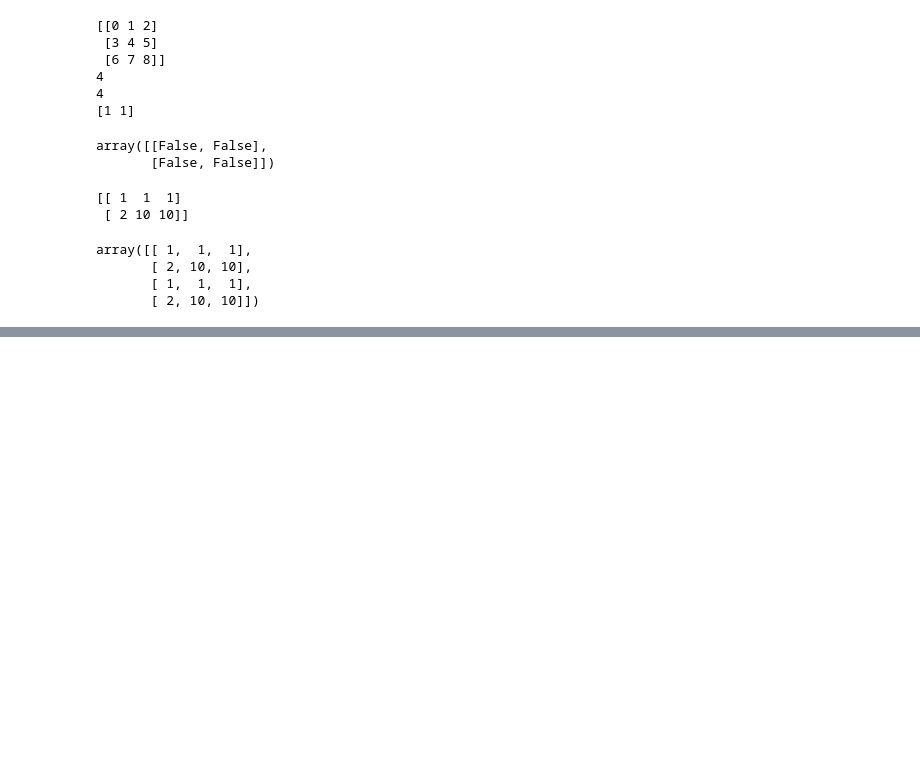
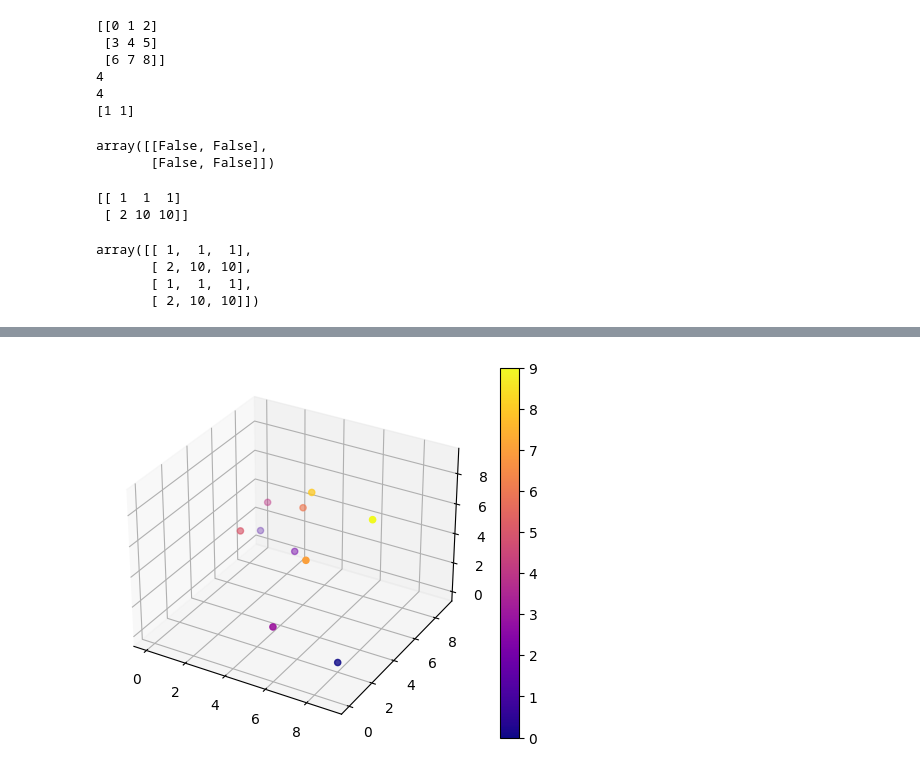
Before and after one commit to BaronLingestrom/Deposition_simulation, a Jupyter notebook: base.ipynb, the cells around one changed output, grey strips where cells are left out. Drawn from its saved outputs; the diff is of its cells as text; code cells hidden in the pictures; blank space fills up the shorter version.

```diff
--- a/base.ipynb
+++ b/base.ipynb
@@ -336,0 +341,21 @@ max([],default=0)
+# %%
+import matplotlib.pyplot as plt
+import numpy as np
+import random
+
+fig = plt.figure()
+ax = fig.add_subplot(projection='3d')
+
+x_vals = list(range(0, 10))
+y_vals = list(range(0, 10))
+z_vals = list(range(0, 10))
+
+random.shuffle(x_vals)
+random.shuffle(y_vals)
+random.shuffle(z_vals)
+
+scat = ax.scatter(x_vals, y_vals, z_vals, s=np.array(z_vals)*10, c=z_vals, cmap='plasma')
+fig.colorbar(scat)
+plt.show()
+# %% [output]
+[figure, added]
```
Also changed, not shown: parts of 4 cells of this notebook, 2 other files.
